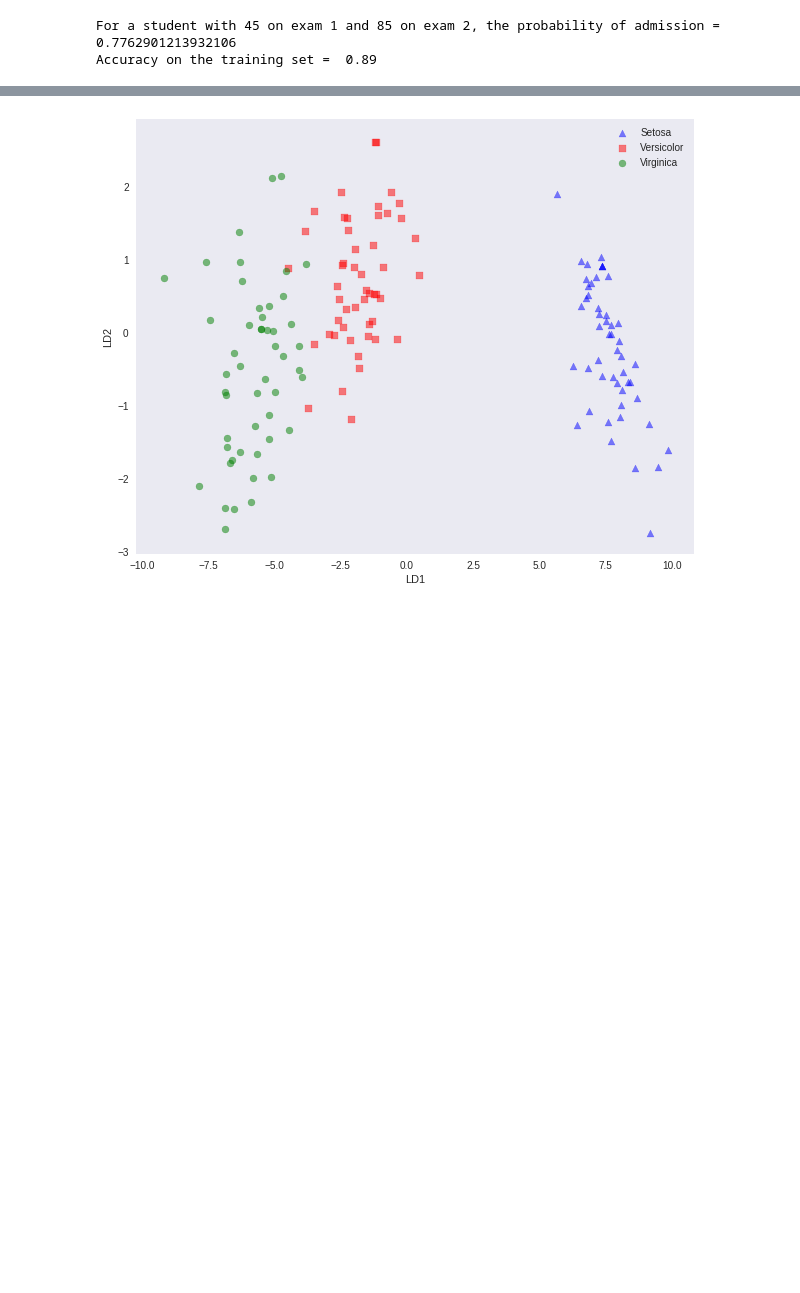
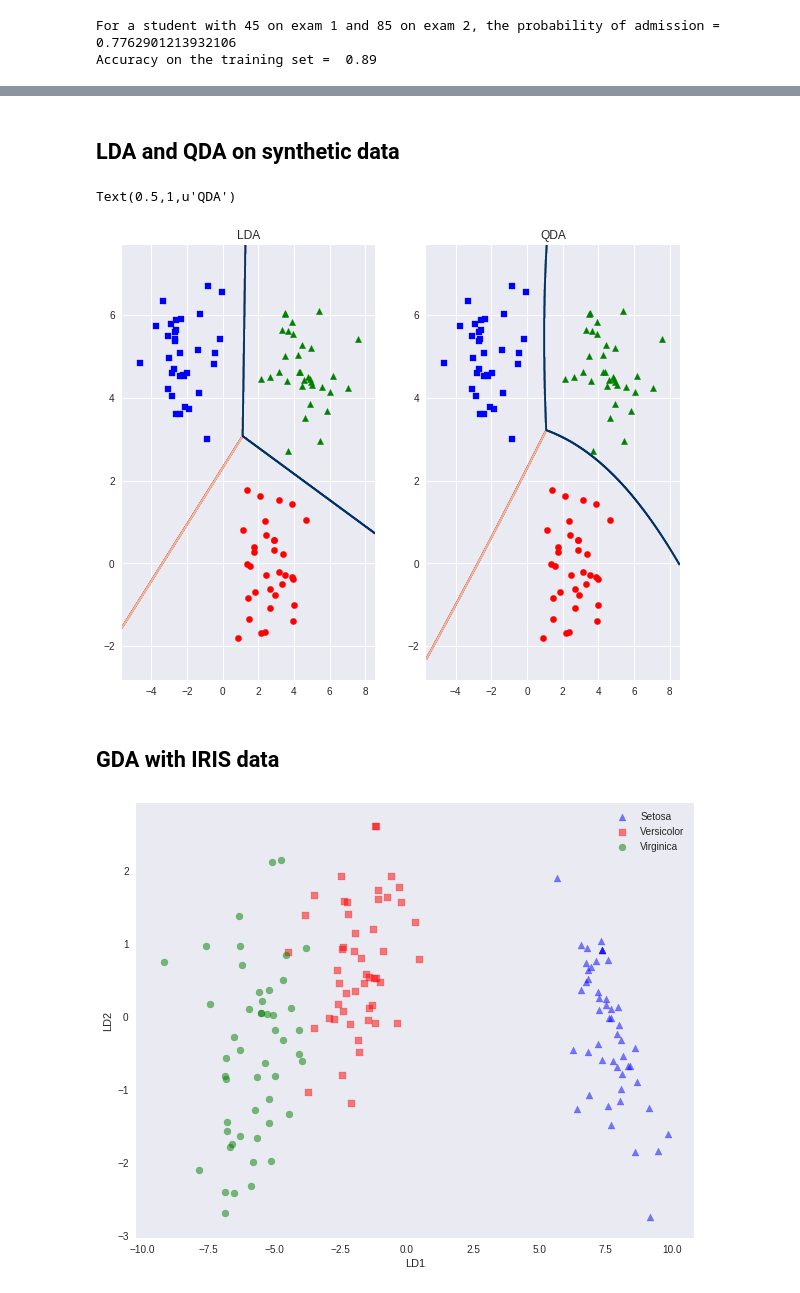
Before and after one commit to lordzero82/MLBootCamp, a Jupyter notebook: lab2_partA.ipynb, the cells around one changed output, grey strips where cells are left out. Drawn from its saved outputs; the diff is of its cells as text; code cells hidden in the pictures; blank space fills up the shorter version.

```diff
--- a/lab2_partA.ipynb
+++ b/lab2_partA.ipynb
@@ -278 +295,49 @@ X_lda = lda.fit_transform(X,y)
+# %% [markdown]
+## LDA and QDA on synthetic data
+# %%
+# GDA on synthetic data
+
+from sklearn.datasets import make_blobs
+from sklearn.discriminant_analysis import LinearDiscriminantAnalysis as LDA
+from sklearn.discriminant_analysis import QuadraticDiscriminantAnalysis as QDA
+
+X, y = make_blobs(n_samples=100, n_features=2, centers=[(-2,5),(3,0),(5,5)])
+
+lda = LDA()
+lda.fit(X,y)
+
+qda = QDA()
+qda.fit(X,y)
+
+def plot_decision_boundary_lda(X,y,lda,   legend):
+    plt.scatter(X[y==0,0],X[y==0,1],s=40,marker='s',color='b')
+    plt.scatter(X[y==1,0],X[y==1,1],s=40,marker='o',color='r')
+    plt.scatter(X[y==2,0],X[y==2,1],s=40,marker='^',color='g')
+
+    # create a mesh to plot in
+    h = 0.01
+    x1_min, x1_max = X[:, 0].min() - 1, X[:, 0].max() + 1
+    x2_min, x2_max = X[:, 1].min() - 1, X[:, 1].max() + 1
+    xx1, xx2 = np.meshgrid(np.arange(x1_min, x1_max, h),
+                         np.arange(x2_min, x2_max, h))
+
+    # make predictions on this mesh
+    Z = np.array(lda.predict(np.c_[xx1.ravel(), xx2.ravel()]))
+
+    # Put the result into a color contour plot
+    Z = Z.reshape(xx1.shape)
+    plt.contour(xx1,xx2,Z,cmap='RdBu')
+
+plt.figure()
+plt.subplot(1,2,1)
+plot_decision_boundary_lda(X,y,lda,['Class 1','Class 2','Class3'])
+plt.title('LDA')
+plt.subplot(1,2,2)
+plot_decision_boundary_lda(X,y,qda,['Class 1','Class 2','Class3'])
+plt.title('QDA')
+# %% [output]
+Text(0.5,1,u'QDA')
+[figure, added]
+# %% [markdown]
+## GDA with IRIS data
 # %%
```
Also changed, not shown: parts of 23 cells of this notebook.
